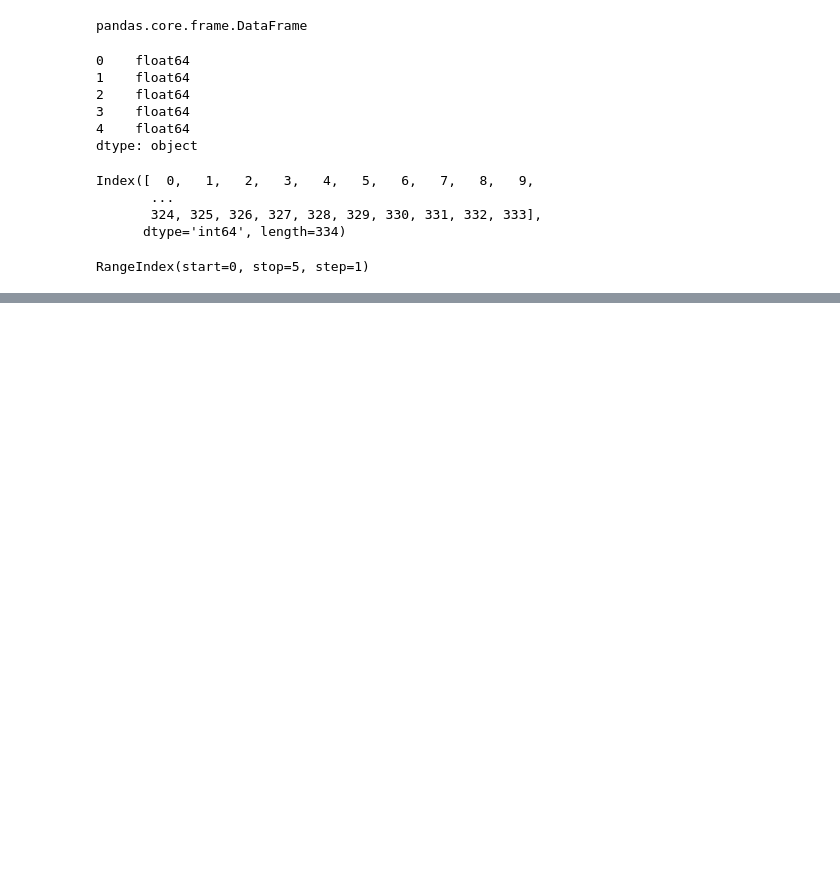
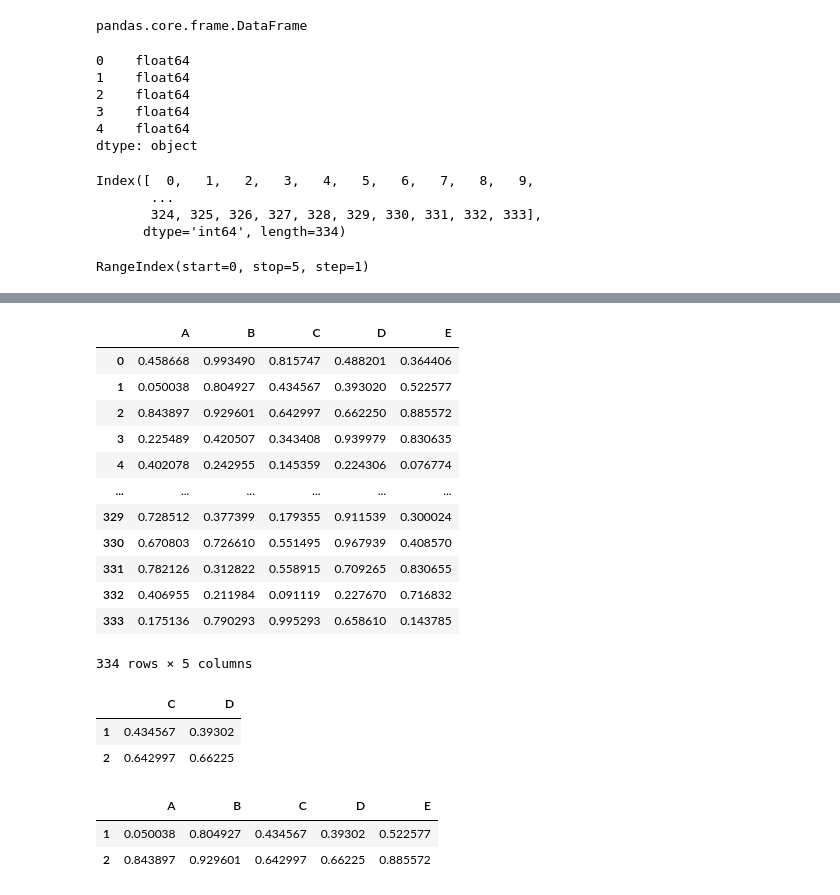
Before and after one commit to Amjadali168/Pandas, a Jupyter notebook: dataframes.ipynb, the cells around one changed output, grey strips where cells are left out. Cells and saved outputs as stored; diff of their text form; code cells hidden in the pictures; blank space fills up the shorter version.

```diff
--- a/dataframes.ipynb
+++ b/dataframes.ipynb
@@ -259 +259,30 @@ x3.sort_index(axis=1, ascending=False)
 334 rows × 5 columns
+# %%
+x3.columns = list("ABCDE")
+x3
+# %% [output]
+|  | A | B | C | D | E |
+| 0 | 0.458668 | 0.993490 | 0.815747 | 0.488201 | 0.364406 |
+| 1 | 0.050038 | 0.804927 | 0.434567 | 0.393020 | 0.522577 |
+| 2 | 0.843897 | 0.929601 | 0.642997 | 0.662250 | 0.885572 |
+| 3 | 0.225489 | 0.420507 | 0.343408 | 0.939979 | 0.830635 |
+| 4 | 0.402078 | 0.242955 | 0.145359 | 0.224306 | 0.076774 |
+| ... | ... | ... | ... | ... | ... |
+| 329 | 0.728512 | 0.377399 | 0.179355 | 0.911539 | 0.300024 |
+| 330 | 0.670803 | 0.726610 | 0.551495 | 0.967939 | 0.408570 |
+| 331 | 0.782126 | 0.312822 | 0.558915 | 0.709265 | 0.830655 |
+| 332 | 0.406955 | 0.211984 | 0.091119 | 0.227670 | 0.716832 |
+| 333 | 0.175136 | 0.790293 | 0.995293 | 0.658610 | 0.143785 |
+334 rows × 5 columns
+# %%
+x3.loc[[1,2],['C','D']]
+# %% [output]
+|  | C | D |
+| 1 | 0.434567 | 0.39302 |
+| 2 | 0.642997 | 0.66225 |
+# %%
+x3.iloc[[1,2]]
+# %% [output]
+|  | A | B | C | D | E |
+| 1 | 0.050038 | 0.804927 | 0.434567 | 0.39302 | 0.522577 |
+| 2 | 0.843897 | 0.929601 | 0.642997 | 0.66225 | 0.885572 |
```
Also changed, not shown: parts of 12 cells of this notebook, 2 other files.
